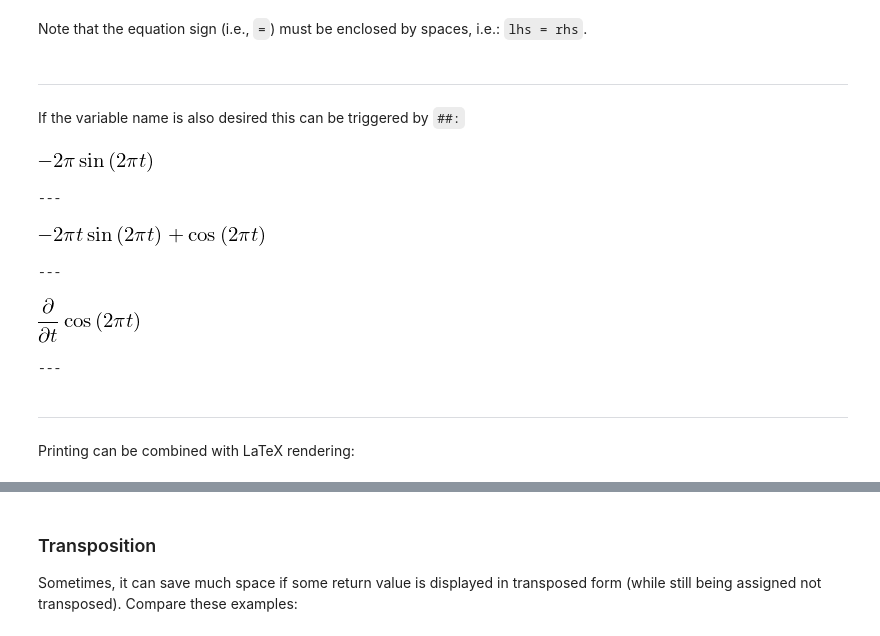
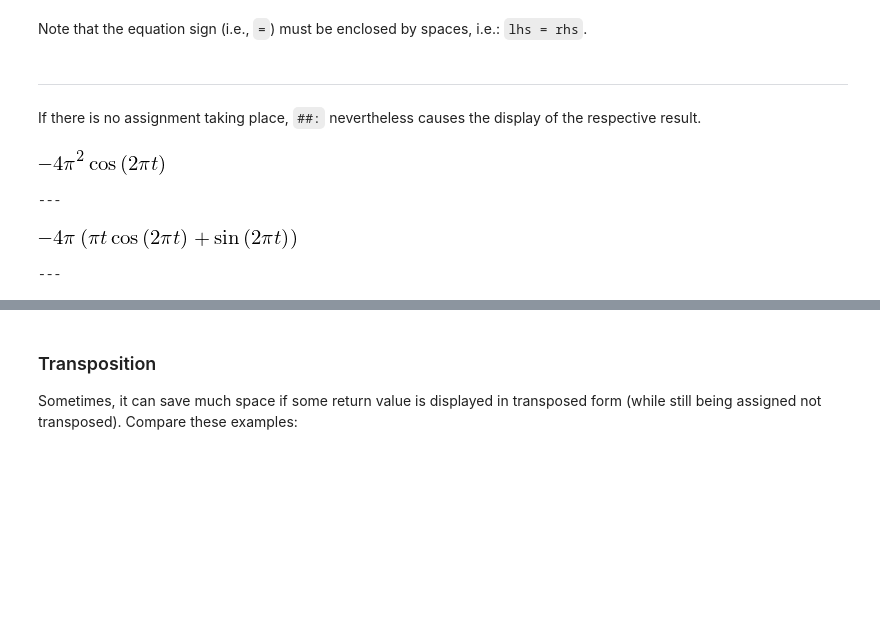
Before and after one commit to cknoll/ipydex, a Jupyter notebook: examples/displaytools-example.ipynb, the cells around one changed output, grey strips where cells are left out. Cells and saved outputs as stored; diff of their text form; code cells hidden in the pictures; blank space fills up the shorter version.

Commit message:
update examples: demonstrate new features: ##:S and multiple assignments

```diff
--- a/examples/displaytools-example.ipynb
+++ b/examples/displaytools-example.ipynb
@@ -35,20 +36,15 @@ ydot1_obj = y1.diff(t, evaluate=False) ##
 ---
 # %% [markdown]
 Note that the equation sign (i.e., `=`) must be enclosed by spaces, i.e.: `lhs = rhs`.
-# %% [markdown]
----
-If the variable name is also desired this can be triggered by `##:`
+# %% [markdown]
+---
+
+If there is no assignment taking place, `##:` nevertheless causes the display of the respective result.
 # %%
-ydot1 = y1.diff(t) ##:
-ydot2 = y2.diff(t) ##:
-ydot1_obj = y1.diff(t, evaluate=False) ##:
+y1.diff(t,t) ##:
+y2.diff(t,t) ##:
 # %% [output]
-[figure, old version]
+[figure, new version]
 ---
-[figure, old version]
+[figure, new version]
 ---
-[figure, removed]
----
-# %% [markdown]
----
-Printing can be combined with LaTeX rendering:
```
Also changed, not shown: parts of 14 cells of this notebook, 1 other file.
